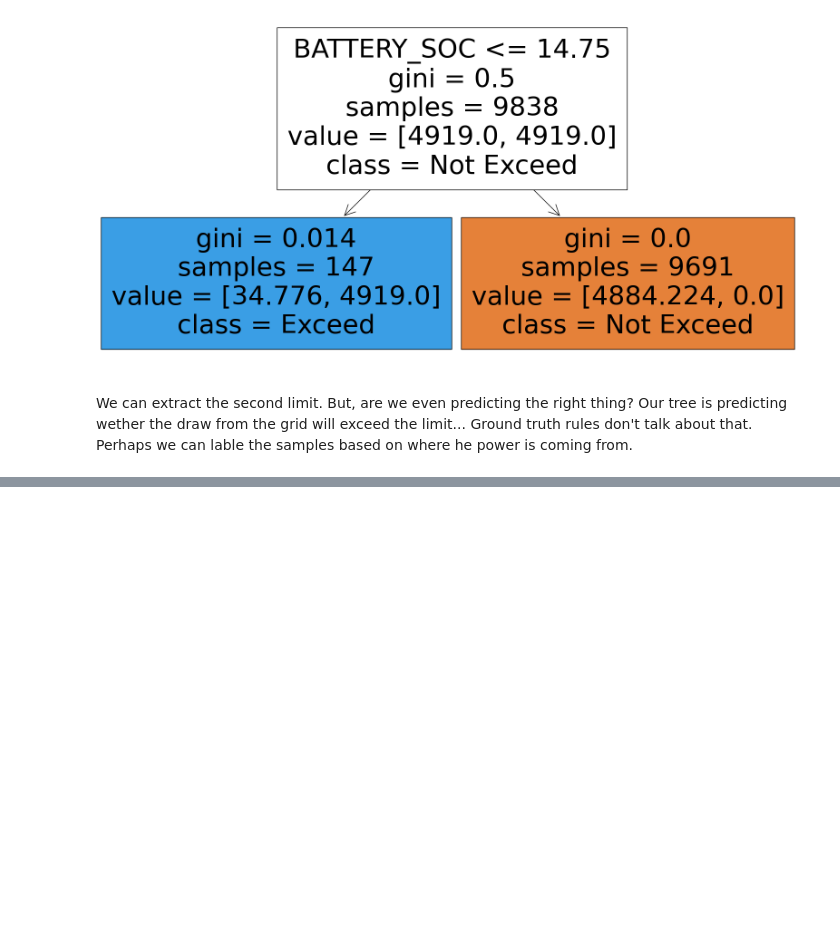
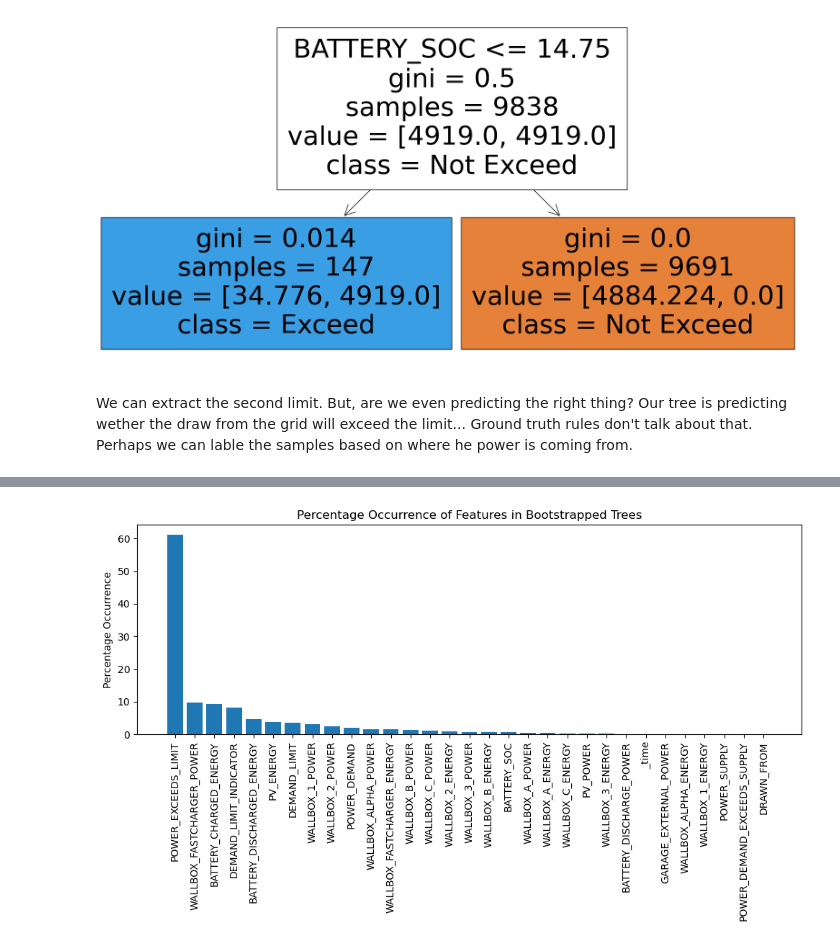
Before and after one commit to SanchoSamba/DS-project, a Jupyter notebook: EDA.ipynb, the cells around one changed output, grey strips where cells are left out. Saved outputs shown, nothing was run; the diff lists cells and outputs as text; code cells hidden in the pictures; blank space fills up the shorter version.

```diff
--- a/EDA.ipynb
+++ b/EDA.ipynb
@@ -179,0 +296,52 @@ We can extract the second limit. But, are we even predicting the right thing? Ou
+# %%
+import matplotlib.pyplot as plt
+import numpy as np
+
+# Number of bootstrap samples to create
+n_iterations = 100
+
+# Dictionary to store the count of each feature
+feature_count = {}
+
+# Initialize the count for each feature to zero
+for feature in df_GT.columns:
+    feature_count[feature] = 0
+
+# Loop over bootstrap iterations
+for _ in range(n_iterations):
+    # Create a bootstrap sample
+    sample = resample(df_GT)
+
+    # Fit a decision tree to the bootstrap sample
+    tree = DecisionTreeClassifier()
+    tree.fit(sample.drop(['DRAWN_FROM', '_time', 'GARAGE_EXTERNAL_POWER', 'POWER_EXCEEDS_LIMIT'], axis=1), sample['DRAWN_FROM'])
+
+    # Update the count for each feature
+    for feature_index in tree.tree_.feature:
+        #if feature_index != -2:  # -2 indicates a leaf node
+            feature_name = sample.columns[feature_index]
+            feature_count[feature_name] += 1
+
+# Calculate the percentage occurrence of each feature
+total_iterations = n_iterations * len(df_GT.columns)
+percentage_occurrence = {feature: (count / total_iterations) * 100 for feature, count in feature_count.items()}
+
+# Sort features by their percentage occurrence
+sorted_features = sorted(percentage_occurrence.items(), key=lambda x: x[1], reverse=True)
+
+# Separate feature names and their corresponding percentages
+features, percentages = zip(*sorted_features)
+
+# Highlight BATTERY_SOC with red font
+highlighted_features = ['BATTERY_SOC' if feature == 'BATTERY_SOC' else '' for feature in features]
+
+# Plot histogram
+plt.figure(figsize=(10, 6))
+plt.bar(features, percentages)
+plt.xticks(rotation=90, fontsize=10)
+plt.ylabel('Percentage Occurrence')
+plt.title('Percentage Occurrence of Features in Bootstrapped Trees')
+plt.tight_layout()
+plt.show()
+# %% [output]
+[figure, added]
```
Also changed, not shown: parts of 10 cells of this notebook.
